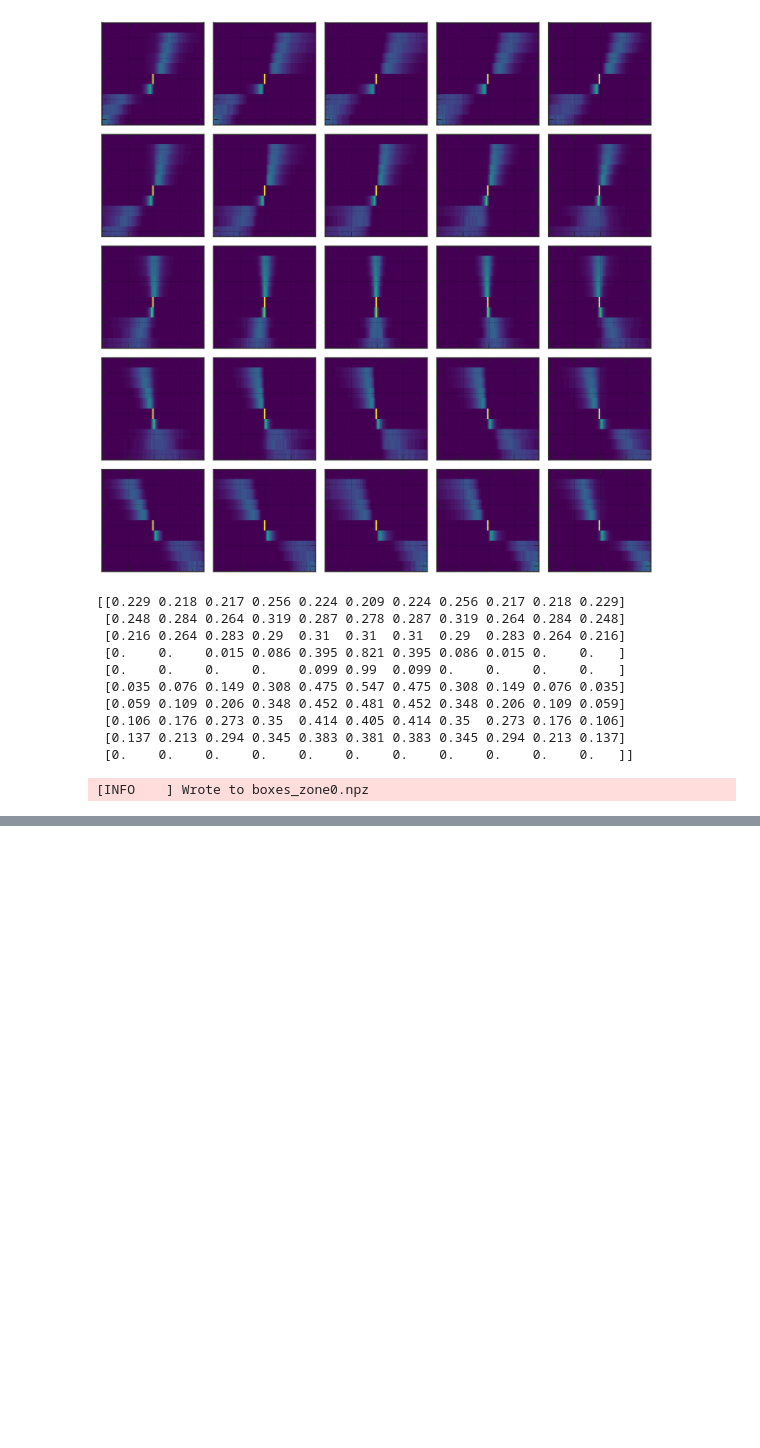
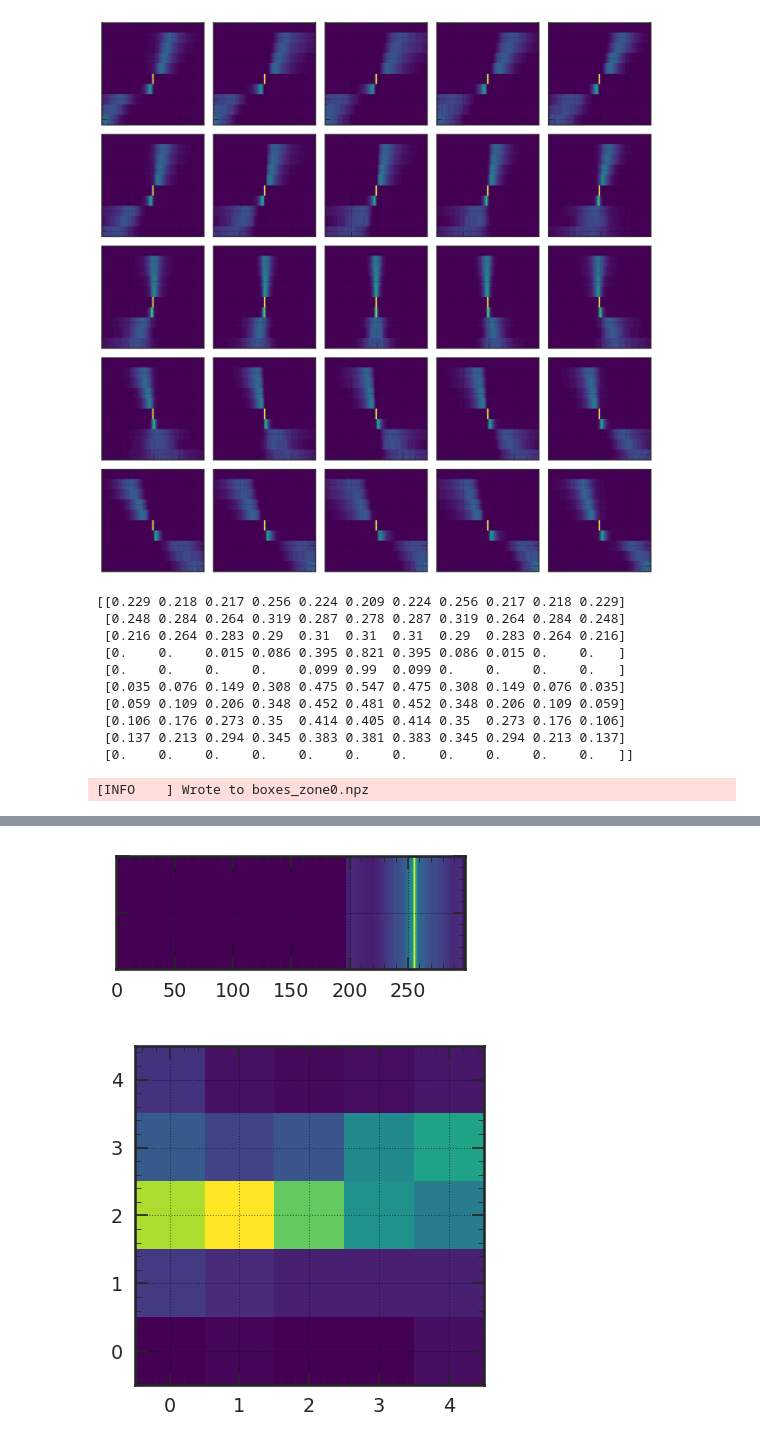
Before and after one commit to srosenzweig09/L1TMuonSimulationsMar2017, a Jupyter notebook: Analyzers/test9/cnn_training_boxes4.ipynb, the cells around one changed output, grey strips where cells are left out. Saved outputs shown, nothing was run; the diff lists cells and outputs as text; code cells hidden in the pictures; blank space fills up the shorter version.

```diff
--- a/Analyzers/test9/cnn_training_boxes4.ipynb
+++ b/Analyzers/test9/cnn_training_boxes4.ipynb
@@ -842,0 +734,10 @@ else:
+# %%
+#FIXME
+if True:
+  # Read
+  infile = 'boxes_zone%i.0.npz' % zone
+  logger.info('Loading from {0}'.format(infile))
+  with np.load(infile) as f:
+    boxes = f['boxes']
+    boxes_orig = f['boxes_orig']
+  print(boxes.shape)
@@ -842,0 +811,5 @@ else:
+# %%
+%%time
+
+if do_annotations:
+  annotations = build_annotations()
@@ -842,0 +834,16 @@ else:
+# %%
+if do_annotations:
+  for ievt in range(0,15):
+    #display_image(zone, images[ievt])
+    #display_image(zone, images_gt[ievt], cmap=green_hot)
+
+    with np.printoptions(linewidth=50, precision=6) as opts:
+      print(ievt)
+      #print(np.nonzero(images[ievt][pref_row,:,0]))
+      print(np.nonzero(images_gt[ievt][pref_row,:,0]))
+
+      print(params[ievt], find_par_row_col(params[ievt]))
+
+      imax = np.argmax(annotations[ievt])
+      print(imax, imax%num_cols, imax//num_cols, (imax//num_cols)//num_par_cols, (imax//num_cols)%num_par_cols)
+      print(annotations[ievt,:,imax%num_cols], np.max(annotations[ievt]))
@@ -842,0 +868,16 @@ else:
+# %%
+if do_annotations:
+  ievt = 0
+  #display_image(zone, images_gt[ievt], cmap=green_hot)
+
+  fig, ax = plt.subplots(1, 1, figsize=(3,1))
+  ax.imshow(np.atleast_2d(np.max(annotations[ievt], axis=0)), origin='lower', interpolation='none', aspect='auto')
+  ax.set_yticklabels([])
+  plt.show()
+
+  fig, ax = plt.subplots(1, 1, figsize=(3,3))
+  ax.imshow(np.max(annotations[ievt], axis=1).reshape(5,5), origin='lower', interpolation='none', aspect='auto')
+  plt.show()
+# %% [output]
+[figure, added]
+[figure, added]
```
Also changed, not shown: parts of 18 cells of this notebook.
